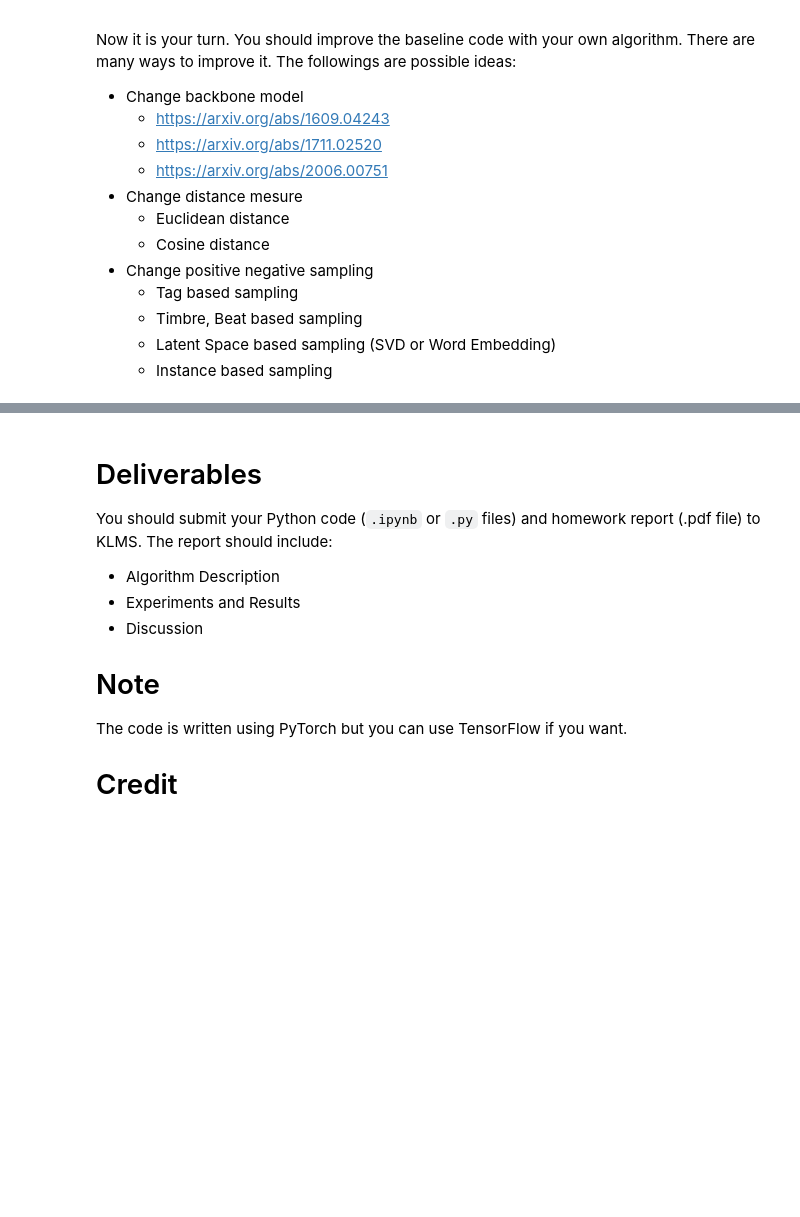
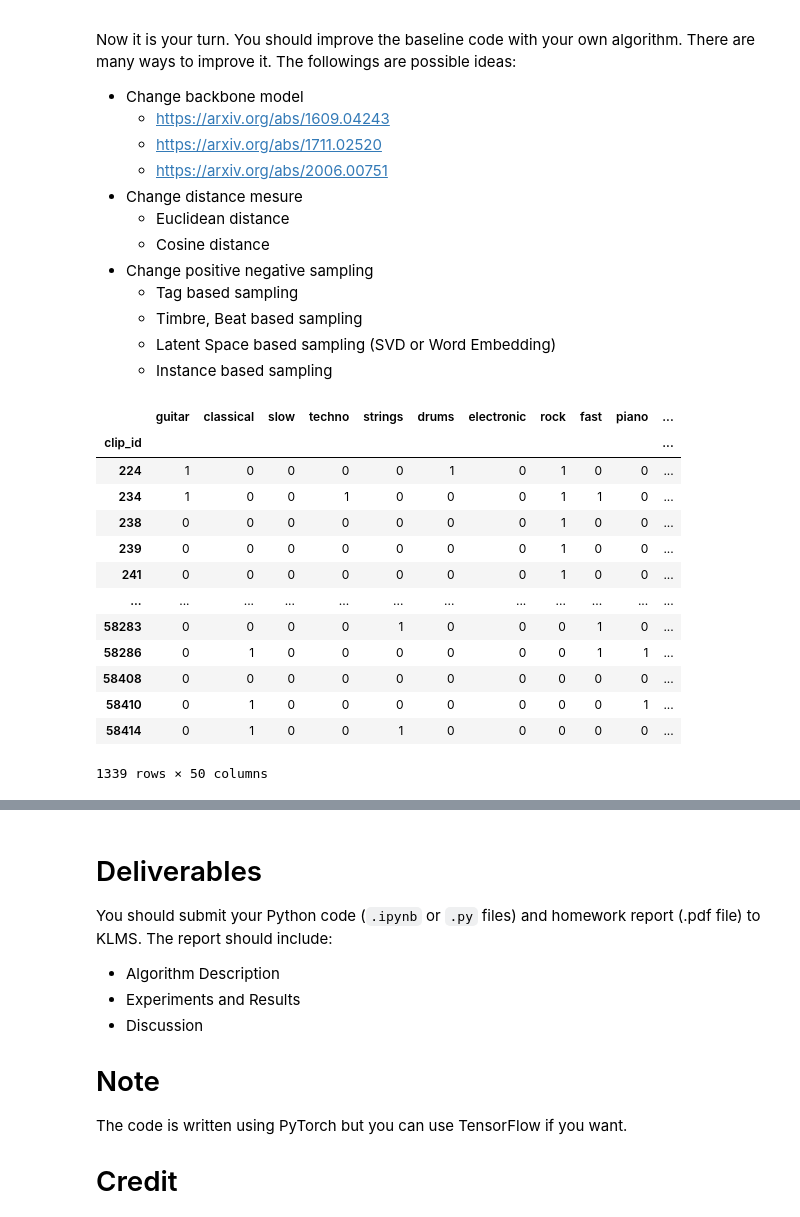
Before and after one commit to jhkang0408/GCT634-Musical-Applications-of-ML, a Jupyter notebook: Assignment2/GCT634_AI613_(Fall_2021)_HW_2_Colab_Notebook.ipynb, the cells around one changed output, grey strips where cells are left out. Cells and saved outputs as stored; diff of their text form; code cells hidden in the pictures; blank space fills up the shorter version.

```diff
--- a/Assignment2/GCT634_AI613_(Fall_2021)_HW_2_Colab_Notebook.ipynb
+++ b/Assignment2/GCT634_AI613_(Fall_2021)_HW_2_Colab_Notebook.ipynb
@@ -1134,0 +1155,17 @@ Now it is your turn. You should improve the baseline code with your own algorith
+# %%
+df_test[TAGS]
+# %% [output]
+|  | guitar | classical | slow | techno | strings | drums | electronic | rock | fast | piano | ... |
+| clip_id |  |  |  |  |  |  |  |  |  |  | ... |
+| 224 | 1 | 0 | 0 | 0 | 0 | 1 | 0 | 1 | 0 | 0 | ... |
+| 234 | 1 | 0 | 0 | 1 | 0 | 0 | 0 | 1 | 1 | 0 | ... |
+| 238 | 0 | 0 | 0 | 0 | 0 | 0 | 0 | 1 | 0 | 0 | ... |
+| 239 | 0 | 0 | 0 | 0 | 0 | 0 | 0 | 1 | 0 | 0 | ... |
+| 241 | 0 | 0 | 0 | 0 | 0 | 0 | 0 | 1 | 0 | 0 | ... |
+| ... | ... | ... | ... | ... | ... | ... | ... | ... | ... | ... | ... |
+| 58283 | 0 | 0 | 0 | 0 | 1 | 0 | 0 | 0 | 1 | 0 | ... |
+| 58286 | 0 | 1 | 0 | 0 | 0 | 0 | 0 | 0 | 1 | 1 | ... |
+| 58408 | 0 | 0 | 0 | 0 | 0 | 0 | 0 | 0 | 0 | 0 | ... |
+| 58410 | 0 | 1 | 0 | 0 | 0 | 0 | 0 | 0 | 0 | 1 | ... |
+| 58414 | 0 | 1 | 0 | 0 | 1 | 0 | 0 | 0 | 0 | 0 | ... |
+1339 rows × 50 columns
```
Also changed, not shown: parts of 21 cells of this notebook.
